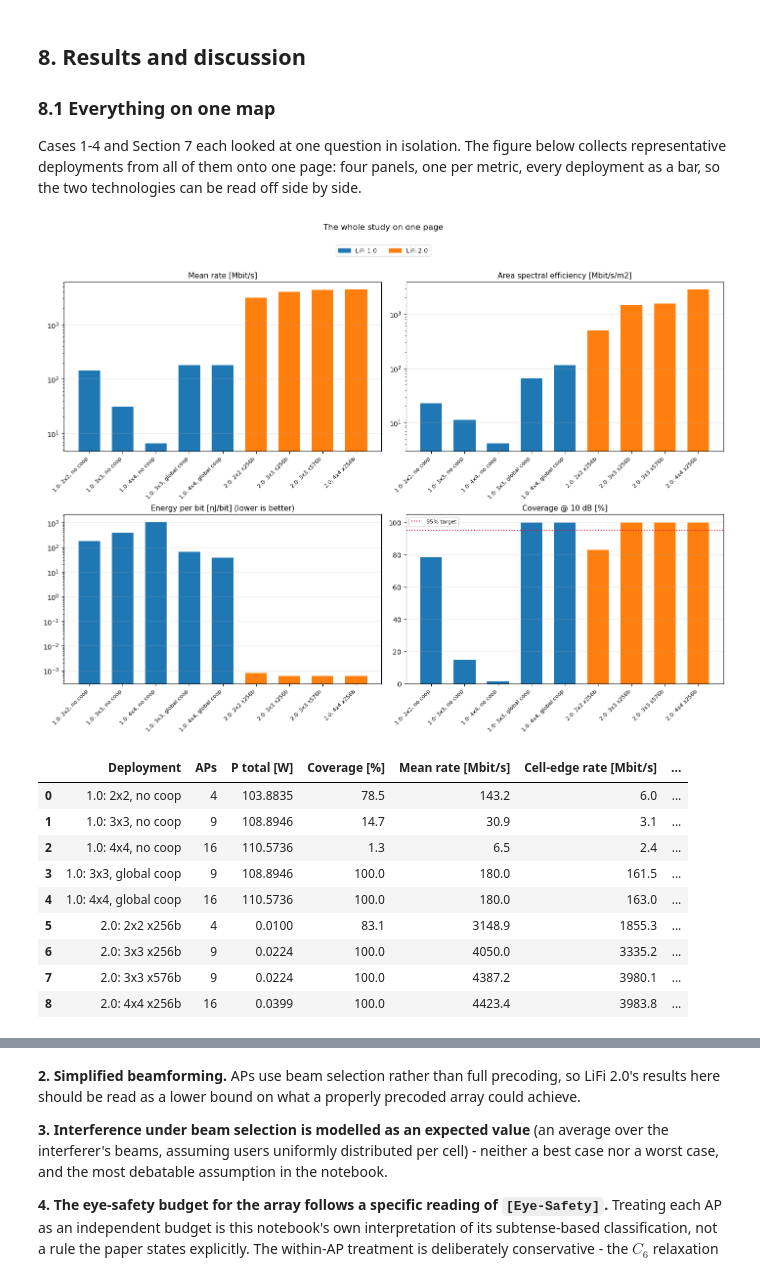
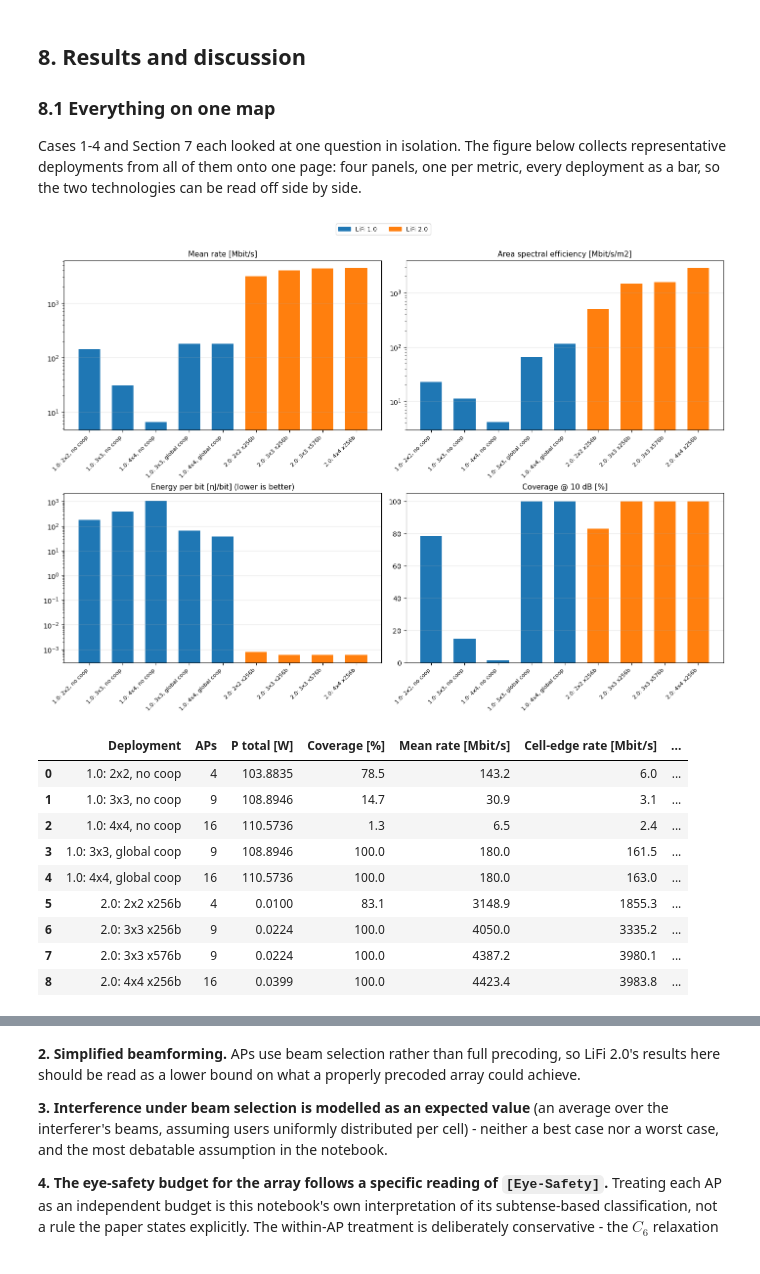
Before and after one commit to carolinalopezdelamadriz/lifi-comparative-analysis, a Jupyter notebook: multi_cell_analysis_v2.ipynb, the cells around one changed output, grey strips where cells are left out. Cells and saved outputs as stored; diff of their text form; code cells hidden in the pictures.

```diff
--- a/multi_cell_analysis_v2.ipynb
+++ b/multi_cell_analysis_v2.ipynb
@@ -499,12 +470,12 @@ iso = []
 for n in [2, 3, 4]:
     s, P, nc, _ = evaluate_led(n)
     r, _ = metrics(s, B_LED, P, nc, f"{n}x{n} - LiFi 1.0 (LED)"); iso.append(r)
-    s, P, nc = evaluate_vcsel(n, 16)
+    s, P, nc = evaluate_vcsel(n, M_BEAMS)
     r, _ = metrics(s, B_VCSEL, P, nc, f"{n}x{n} - LiFi 2.0 (256 beams/AP)"); iso.append(r)
 iso_df = pd.DataFrame(iso)
 
 s_led, P_led, _, _ = evaluate_led(3)
-s_v, P_v, _ = evaluate_vcsel(3, 16)
+s_v, P_v, _ = evaluate_vcsel(3, M_BEAMS)
 cm = plt.cm.inferno.copy(); cm.set_bad("black")
 fig = plt.figure(figsize=(15, 4.4), constrained_layout=True)
 gs = fig.add_gridspec(1, 3)
@@ -526,7 +497,7 @@ for S, lb, c in [(s_led, f"LiFi 1.0 (3x3, {P_led:.1f} W)", "tab:blue"),
     d = np.sort(10*np.log10(np.maximum(S.ravel(), 1e-12)))
     ax.plot(d, np.linspace(0, 100, d.size), lw=2.4, color=c, label=lb)
 ax.set_xlim(-10, 60); ax.set_xlabel("SINR [dB]"); ax.set_ylabel("Empirical CDF, $F(\mathrm{SINR})$ [%]")
-ax.set_title(f"SINR distribution\n(left of {GAMMA_TH_DB:.0f} dB = in outage)")
+ax.set_title(f"SINR distribution")
 ax.legend(fontsize=8); ax.grid(alpha=.3)
 fig.suptitle("Case 2: same infrastructure (3x3 APs), non-cooperative")
 plt.show()
@@ -751,7 +716,5 @@ ddf[["Deployment", "APs", "P total [W]", "Coverage [%]", "Mean rate [Mbit/s]",
 # %%
-# Same idea as the Case 2 CDF, now across densities, and for both technologies on the same
-# axes: does the whole SINR distribution shift with N, or just the single coverage number?
-# Same color = same density; solid = LiFi 1.0, dashed = LiFi 2.0.
+# same idea as the Case 2 CDF, across densities: solid = LiFi 1.0, dashed = LiFi 2.0, color = density
 fig, ax = plt.subplots(figsize=(8.6, 5.8))
 density_colors = {2: "tab:blue", 3: "tab:purple", 4: "tab:red"}
 
@@ -761,7 +724,7 @@ for n, c in density_colors.items():
     ax.plot(d, np.linspace(0, 100, d.size), lw=2.2, color=c, ls="-", label=f"LiFi 1.0, {n}x{n} APs")
 
 for n, c in density_colors.items():
-    s, _, _ = evaluate_vcsel(n, 16)
+    s, _, _ = evaluate_vcsel(n, M_BEAMS)
     d = np.sort(10 * np.log10(np.maximum(s.ravel(), 1e-12)))
     ax.plot(d, np.linspace(0, 100, d.size), lw=2.2, color=c, ls="--", label=f"LiFi 2.0, {n}x{n} APs (256 beams/AP)")
 
@@ -811,7 +774,7 @@ These results assume perfect synchronization, perfect channel state information
 ns_l, ns_v = [1, 2, 3, 4, 5, 6], [1, 2, 3, 4]
 cl = {cp: [100*np.mean(evaluate_led(n, coop=cp)[0] >= GAMMA_TH) for n in ns_l]
       for cp in ["none", "local", "global"]}
-cv = {cp: [100*np.mean(evaluate_vcsel(n, 16, coop=cp)[0] >= GAMMA_TH) for n in ns_v]
+cv = {cp: [100*np.mean(evaluate_vcsel(n, M_BEAMS, coop=cp)[0] >= GAMMA_TH) for n in ns_v]
       for cp in ["none", "global"]}
 
 fig, axes = plt.subplots(1, 2, figsize=(11, 4.6), constrained_layout=True)
@@ -821,7 +784,6 @@ for cp, st, lb, c in [("none", "o-", "no cooperation", "tab:blue"),
                       ("local", "^-", "local (3 dB)", "tab:purple"),
                       ("global", "s-", "global", "tab:green")]:
     a.plot(ns_l, cl[cp], st, lw=2.2, ms=6, color=c, label=lb)
-a.axhline(COV_TARGET, color="crimson", ls=":", lw=1.5, label="95% target")
 a.set_xlabel("Number of LED APs"); a.set_ylabel(f"Coverage @ {GAMMA_TH_DB:.0f} dB [%]")
 a.set_xticks(ns_l); a.set_ylim(-5, 105); a.legend(fontsize=8); a.grid(alpha=.3)
 a.set_title("LiFi 1.0")
@@ -830,16 +792,14 @@ a = axes[1]
 for cp, st, lb, c in [("none", "o-", "no cooperation", "tab:orange"),
                       ("global", "s-", "global", "tab:red")]:
     a.plot(ns_v, cv[cp], st, lw=2.2, ms=6, color=c, label=lb)
-a.axhline(COV_TARGET, color="crimson", ls=":", lw=1.5)
 a.set_xlabel("Number of VCSEL APs (256 beams each)"); a.set_ylabel(f"Coverage @ {GAMMA_TH_DB:.0f} dB [%]")
 a.set_xticks(ns_v); a.set_ylim(-5, 105); a.legend(fontsize=8); a.grid(alpha=.3)
 a.set_title("LiFi 2.0")
 
-fig.suptitle("Case 7: coverage vs. density, with and without cooperation")
+fig.suptitle("Coverage vs. density, with and without cooperation")
 plt.show()
 
-# LED 3x3 SINR maps, before and after cooperation -- the same data as the panel above, but
-# showing what cooperation does mechanically rather than just the resulting coverage number
+# LED 3x3 SINR maps before/after cooperation: same data as above, showing the mechanism
 cm = plt.cm.inferno.copy(); cm.set_bad("black")
 fig, axes = plt.subplots(1, 3, figsize=(13.5, 4.4), constrained_layout=True)
 for a, cp in zip(axes, ["none", "local", "global"]):
@@ -847,10 +807,9 @@ for a, cp in zip(axes, ["none", "local", "global"]):
     dB = np.where(s > 0, 10*np.log10(np.where(s > 0, s, 1)), np.nan)
     im = a.pcolormesh(X, Y, dB, shading="auto", cmap=cm, vmin=0, vmax=50)
     a.plot(ap_lattice(3)[:, 0], ap_lattice(3)[:, 1], "w+", ms=9, mew=2)
-    a.set_title(f"LiFi 1.0, 3x3 -- {cp}\ncoverage {100*np.mean(s >= GAMMA_TH):.1f}%")
+    a.set_title(f"LiFi 1.0, 3x3 ({cp})\ncoverage {100*np.mean(s >= GAMMA_TH):.1f}%")
     a.set_xlabel("x [m]"); a.set_ylabel("y [m]"); a.set_aspect("equal")
     fig.colorbar(im, ax=a, label="SINR [dB]", shrink=0.85)
-fig.suptitle("What cooperation does for LiFi 1.0: same map, three interference regimes")
 plt.show()
 
 print("Coverage from GLOBAL cooperation (none -> global):")
@@ -886,7 +845,7 @@ ax[0].set_title(f"LiFi 1.0 (3x3): cooperation pushes the\nwhole low-SINR tail ab
 ax[0].legend(fontsize=8); ax[0].grid(alpha=.3)
 
 for cp, c, lb in [("none", "tab:orange", "no cooperation"), ("global", "tab:red", "global")]:
-    s, _, _ = evaluate_vcsel(3, 16, coop=cp)
+    s, _, _ = evaluate_vcsel(3, M_BEAMS, coop=cp)
     d = np.sort(10 * np.log10(np.maximum(s.ravel(), 1e-12)))
     ax[1].plot(d, np.linspace(0, 100, d.size), lw=2.2, color=c, label=lb)
 ax[1].set_xlim(-10, 60); ax[1].set_xlabel("SINR [dB]"); ax[1].set_ylabel(r"Empirical CDF, $F(\mathrm{SINR})$ [%]")
@@ -916,47 +875,42 @@ for lbl, n, cp in [("1.0: 2x2, no coop", 2, "none"), ("1.0: 3x3, no coop", 3, "n
                    ("1.0: 4x4, global coop", 4, "global")]:
     s, P, nc, _ = evaluate_led(n, coop=cp)
     r, _ = metrics(s, B_LED, P, nc, lbl, tech="LiFi 1.0"); summary.append(r)
-for lbl, n, m in [("2.0: 2x2 x256b", 2, 16), ("2.0: 3x3 x256b", 3, 16),
-                  ("2.0: 3x3 x576b", 3, 24), ("2.0: 4x4 x256b", 4, 16)]:
+for lbl, n, m in [("2.0: 2x2 x256b", 2, M_BEAMS), ("2.0: 3x3 x256b", 3, M_BEAMS),
+                  ("2.0: 3x3 x576b", 3, 24), ("2.0: 4x4 x256b", 4, M_BEAMS)]:
     s, P, nc = evaluate_vcsel(n, m)
     r, _ = metrics(s, B_VCSEL, P, nc, lbl, tech="LiFi 2.0", **{"Total beams": nc*m*m})
     summary.append(r)
 sdf = pd.DataFrame(summary)
 
-# grouped bar charts, one per metric -- the standard way papers in this field lay out a
-# multi-configuration, multi-metric comparison (vs. the single bubble-chart alternative,
-# which packs 4 dimensions into one axis and gets hard to read fast)
+# grouped bar charts, one per metric: clearer here than packing everything into one bubble chart
 fig, axes = plt.subplots(2, 2, figsize=(14, 9.5), constrained_layout=True)
 colors = sdf["tech"].map({"LiFi 1.0": "tab:blue", "LiFi 2.0": "tab:orange"})
 x = np.arange(len(sdf))
 
-# rate-led ordering: mean rate first (this notebook's main metric from Case 1 onward),
-# coverage last, so the figure doesn't read as "coverage is the headline result"
+# rate first, coverage last: rate is this notebook's main metric, not coverage
 panels = [
     ("Mean rate [Mbit/s]", "Mean rate [Mbit/s]", True),
     ("ASE [Mbit/s/m2]", "Area spectral efficiency [Mbit/s/m2]", True),
     ("Energy/bit [nJ]", "Energy per bit [nJ/bit] (lower is better)", True),
     ("Coverage [%]", f"Coverage @ {GAMMA_TH_DB:.0f} dB [%]", False),
 ]
 for ax, (col, title, log_scale) in zip(axes.ravel(), panels):
     ax.bar(x, sdf[col], color=colors, width=0.65)
     if log_scale:
         ax.set_yscale("log")
     ax.set_xticks(x); ax.set_xticklabels(sdf["Deployment"], rotation=45, ha="right", fontsize=8)
     ax.set_title(title, fontsize=11)
     ax.grid(alpha=.3, axis="y")
-axes[1, 1].axhline(COV_TARGET, color="crimson", ls=":", lw=1.5, label="95% target")
-axes[1, 1].legend(fontsize=8)
 
 fig.legend(handles=[Patch(color="tab:blue", label="LiFi 1.0"), Patch(color="tab:orange", label="LiFi 2.0")],
            loc="upper center", ncol=2, bbox_to_anchor=(0.5, 1.06), fontsize=9)
-fig.suptitle("The whole study on one page", y=1.1)
+
 plt.show()
 
 sdf[["Deployment", "APs", "P total [W]", "Coverage [%]", "Mean rate [Mbit/s]",
      "Cell-edge rate [Mbit/s]", "ASE [Mbit/s/m2]", "Energy/bit [nJ]"]]
 # %% [output]
-[figure, old version]
+[figure, new version]
 |  | Deployment | APs | P total [W] | Coverage [%] | Mean rate [Mbit/s] | Cell-edge rate [Mbit/s] | ... |
 | 0 | 1.0: 2x2, no coop | 4 | 103.8835 | 78.5 | 143.2 | 6.0 | ... |
 | 1 | 1.0: 3x3, no coop | 9 | 108.8946 | 14.7 | 30.9 | 3.1 | ... |
```
Also changed, not shown: parts of 28 cells of this notebook, 17 other files.
